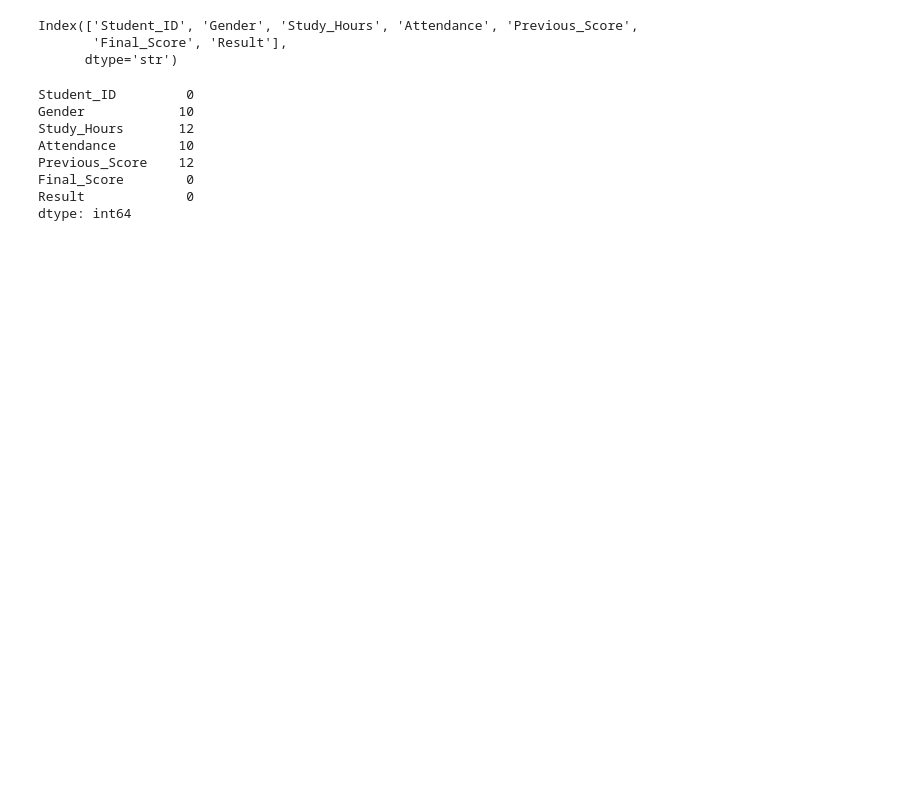
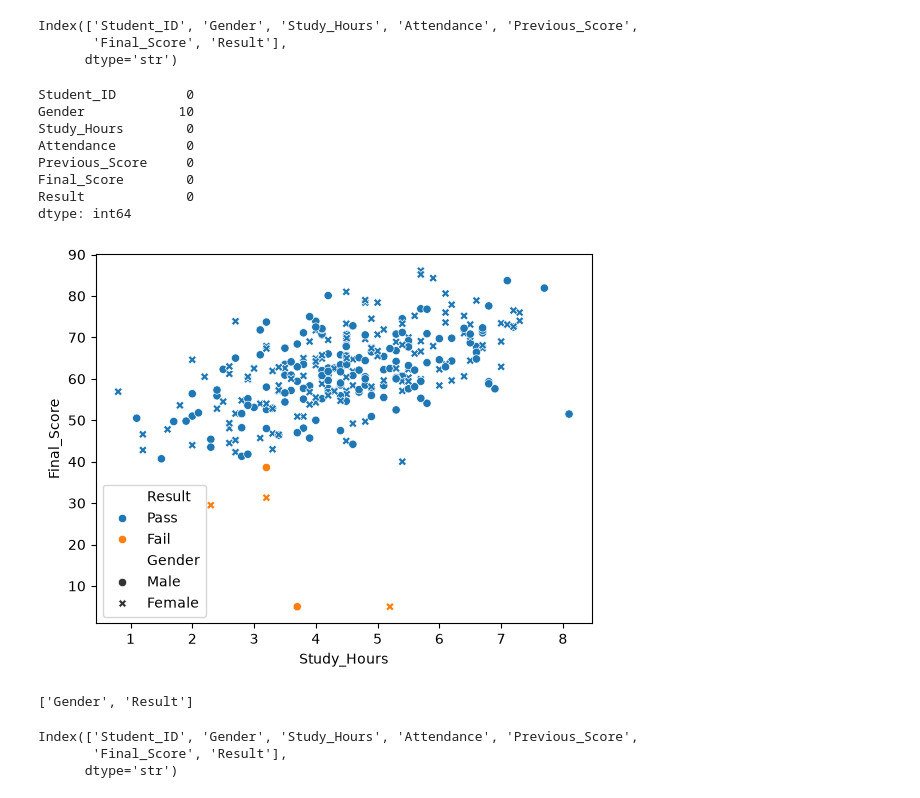
Before and after one commit to ranagourav2007-lab/regression-fundamentals, a Jupyter notebook: traning.ipynb, the cells around one changed output. Drawn from its saved outputs; the diff is of its cells as text; code cells hidden in the pictures; blank space fills up the shorter version.

Commit message:
score test

```diff
--- a/traning.ipynb
+++ b/traning.ipynb
@@ -129,16 +129,28 @@ data.columns
 Index(['Student_ID', 'Gender', 'Study_Hours', 'Attendance', 'Previous_Score',
        'Final_Score', 'Result'],
       dtype='str')
+# %%
+data['Attendance']=data['Attendance'].fillna(data['Attendance'].median())
+# %%
+data['Study_Hours']=data['Study_Hours'].fillna(data['Study_Hours'].mean())
+# %%
+data['Previous_Score']=data['Previous_Score'].fillna(data['Previous_Score'].median())
 # %%
 data.isnull().sum()
 # %% [output]
 Student_ID         0
 Gender            10
-Study_Hours       12
-Attendance        10
-Previous_Score    12
+Study_Hours        0
+Attendance         0
+Previous_Score     0
 Final_Score        0
 Result             0
 dtype: int64
 # %%
 data['Gender']=data['Gender'].fillna("Male")
+# %%
+#plot
+sns.scatterplot(data=data,x='Study_Hours',y='Final_Score',hue='Result',style='Gender')
+plt.show()
+# %% [output]
+[figure, added]
@@ -144,0 +160,4 @@ data['Gender']=data['Gender'].fillna("Male")
+# %%
+cat
+# %% [output]
+['Gender', 'Result']
@@ -144,0 +168,6 @@ data['Gender']=data['Gender'].fillna("Male")
+# %%
+data.columns
+# %% [output]
+Index(['Student_ID', 'Gender', 'Study_Hours', 'Attendance', 'Previous_Score',
+       'Final_Score', 'Result'],
+      dtype='str')
```
Also changed, not shown: parts of 10 cells of this notebook, 3 other files.
